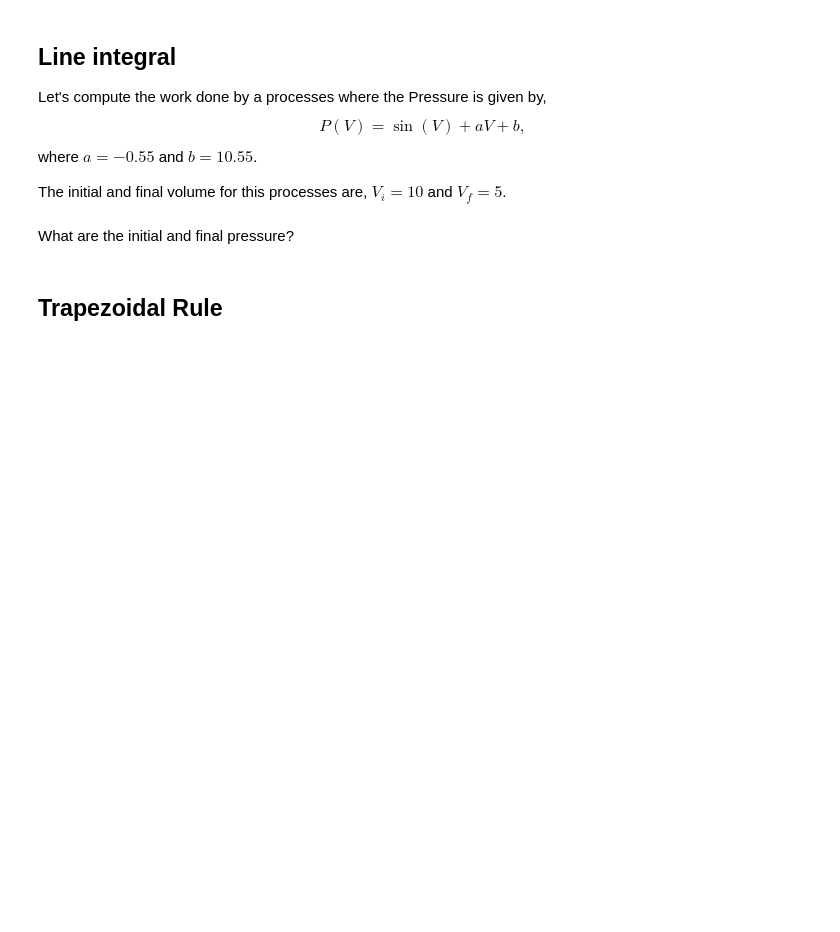
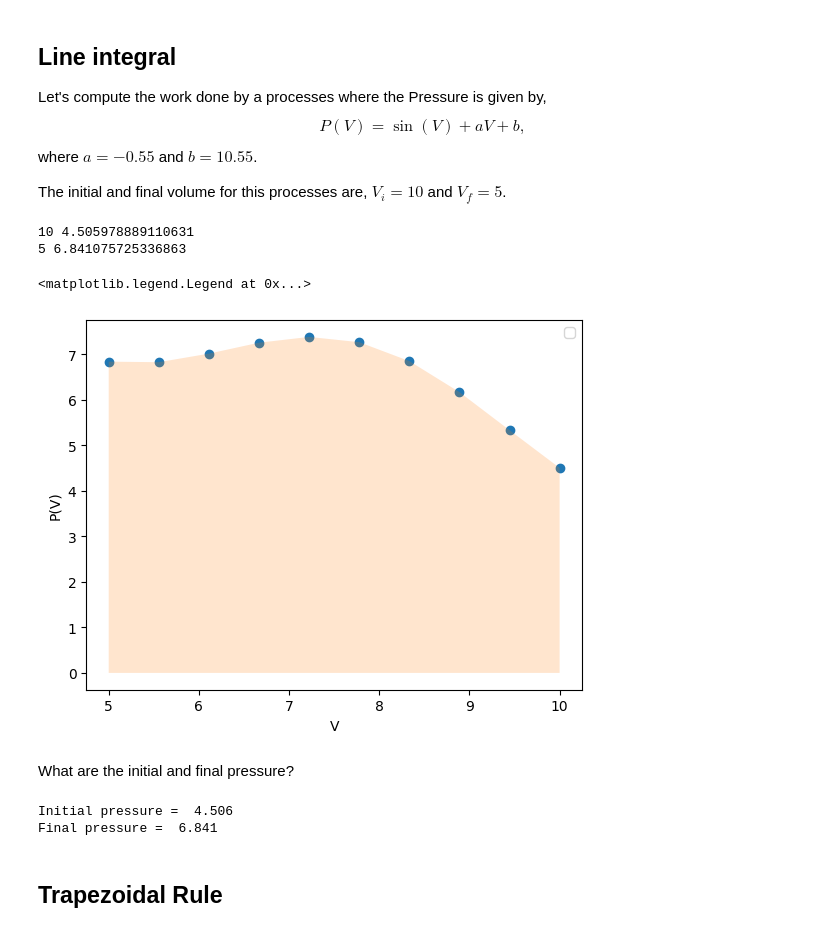
Before and after one commit to ChemAI-Lab/Math4Chem, a Jupyter notebook: website/Lecture_Notes/Notes/Coding/intro_thermo.ipynb, the cells around one changed output. Cells and saved outputs as stored; diff of their text form; code cells hidden in the pictures; blank space fills up the shorter version.

```diff
--- a/website/Lecture_Notes/Notes/Coding/intro_thermo.ipynb
+++ b/website/Lecture_Notes/Notes/Coding/intro_thermo.ipynb
@@ -47,12 +50,39 @@ where $a = -0.55$ and $b = 10.55$.
 The initial and final volume for this processes are, $V_i = 10$ and $V_f=5$.
 # %%
 # define the P function
-# def f_P(v):
-#     # code here
-#     return p
+def f_P(v):
+    # code here
+    a = -0.55
+    b = 10.55
+    p = np.sin(v) + a*v + b
+    return p
+# %%
+vi = 10
+vf = 5
+pi = f_P(vi)
+pf = f_P(vf)
+
+print(vi,pi)
+print(vf,pf)
+# %% [output]
+10 4.505978889110631
+5 6.841075725336863
 # %%
 # plot this process V vs P where the area under the curve is also coloured
 # tip: plt.fill_between()
 # https://matplotlib.org/stable/api/_as_gen/matplotlib.axes.Axes.fill_between.html#matplotlib.axes.Axes.fill_between
+
+v_grid = np.linspace(vi,vf,10)
+p_grid = f_P(v_grid)
+
+plt.scatter(v_grid,p_grid)
+# plt.plot(v_grid,p_grid,color='black',label="P(V)")
+plt.fill_between(v_grid,p_grid,alpha=0.2)
+plt.xlabel("V")
+plt.ylabel("P(V)")
+plt.legend()
+# %% [output]
+<matplotlib.legend.Legend at 0x...>
+[figure, added]
 # %% [markdown]
 What are the initial and final pressure?
@@ -61,3 +89,13 @@ What are the initial and final pressure?
+# %%
+# code here
+pi = f_P(vi)
+pf = f_P(vf)
+
+print('Initial pressure = ', f'{pi:.3f}')
+print('Final pressure = ', f'{pf:.3f}')
+# %% [output]
+Initial pressure =  4.506
+Final pressure =  6.841
 # %% [markdown]
 ## Trapezoidal Rule
 # %% [markdown]
```
Also changed, not shown: parts of 11 cells of this notebook, 1 other file.
